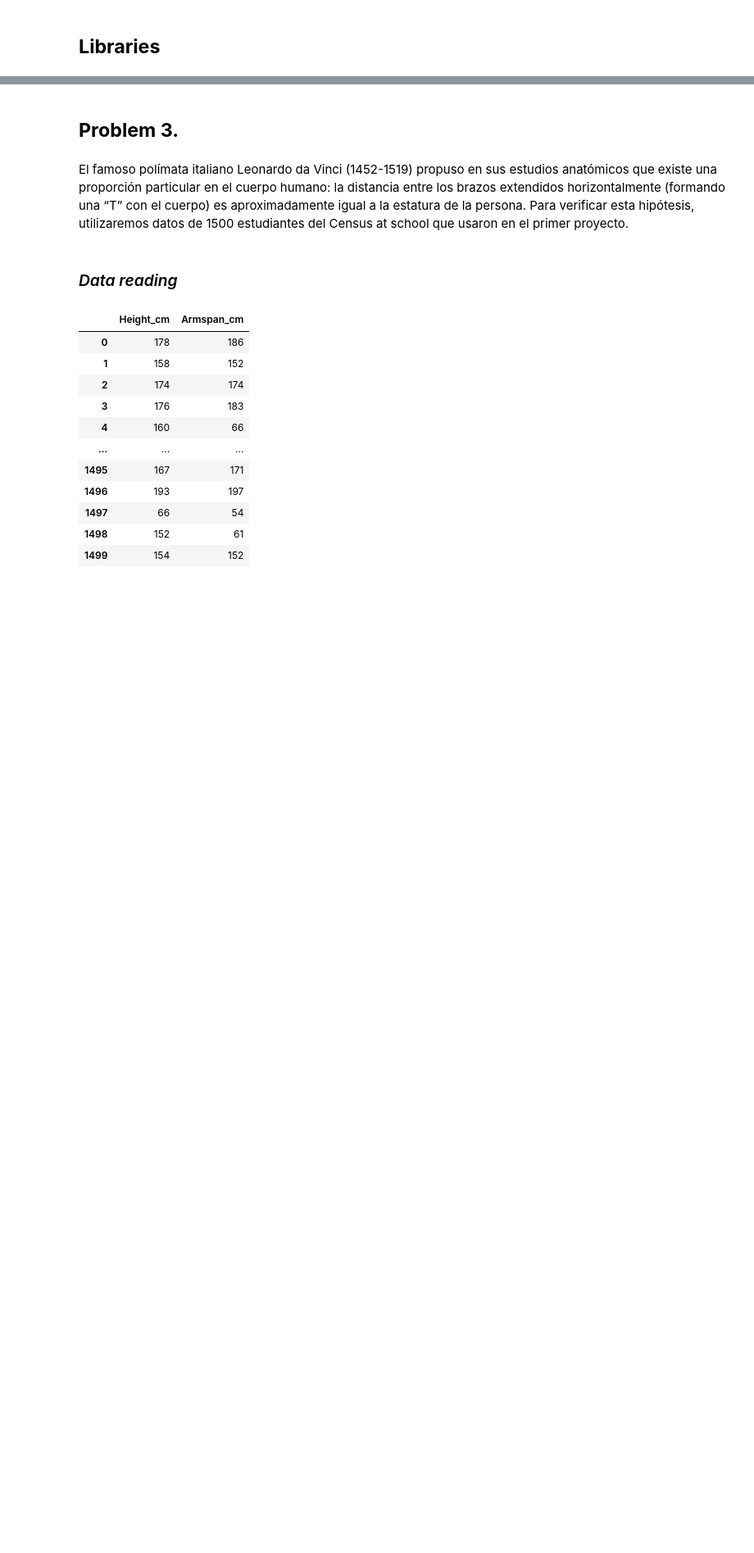
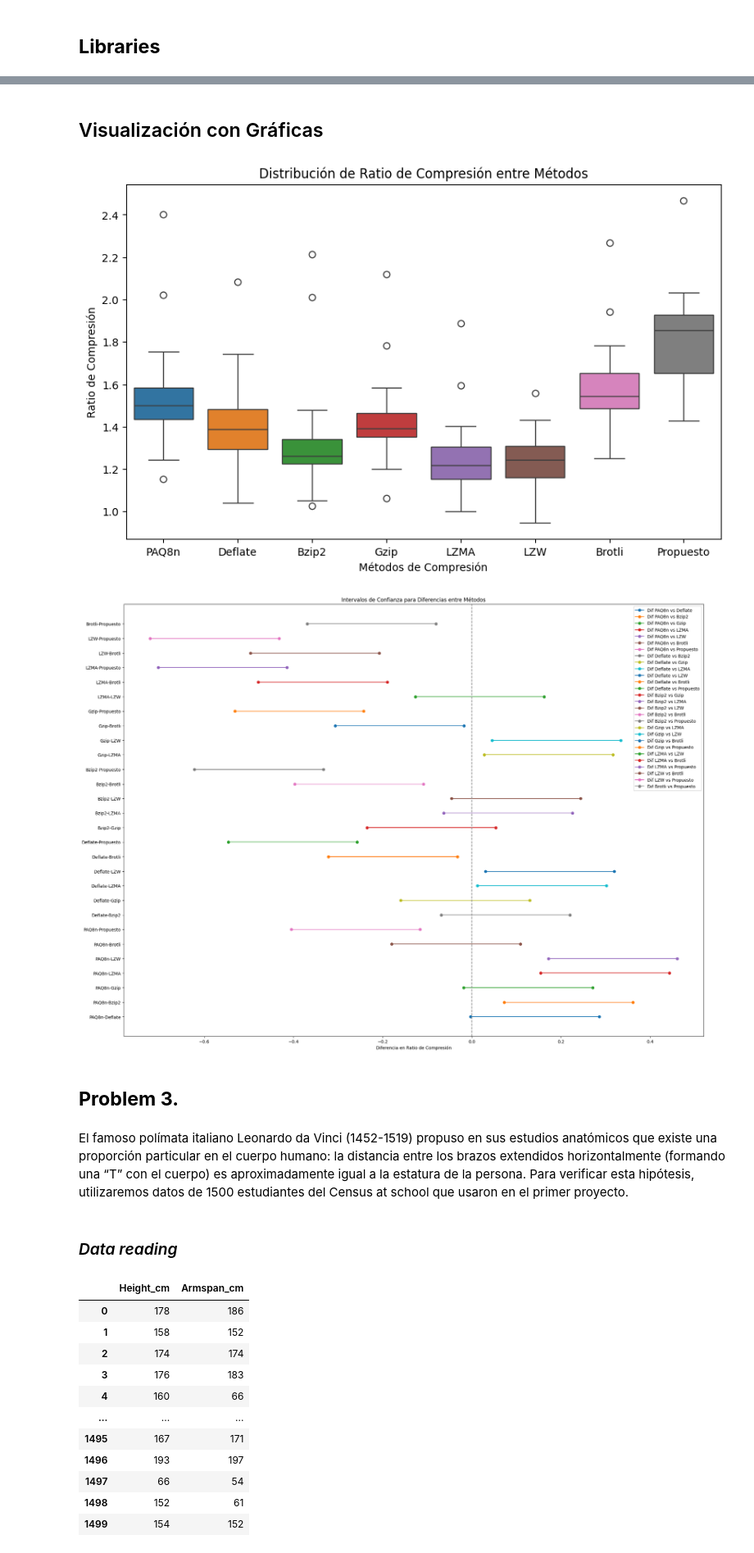
Before and after one commit to JuanRuizIng/Inference_and_statistical_modeling, a Jupyter notebook: notebooks/002_statisticsProblem.ipynb, the cells around one changed output, grey strips where cells are left out. Shown at 82% size. Cells and saved outputs as stored; diff of their text form; code cells hidden in the pictures; blank space fills up the shorter version.

```diff
--- a/notebooks/002_statisticsProblem.ipynb
+++ b/notebooks/002_statisticsProblem.ipynb
@@ -8,0 +69,8 @@ import statsmodels.api as sm
+# %%
+from scipy.stats import f
+
+alpha = 0.05
+F_crit = f.ppf(1 - alpha, df_between, df_within)
+significativo = F > F_crit
+
+F_crit, significativo
@@ -8,0 +118,9 @@ import statsmodels.api as sm
+# %%
+# Intervalos de confianza para las diferencias entre medias de los grupos
+intervalos_confianza = []
+for col1, col2, diff, lsd in comparaciones:
+    diferencia = media_grupos[col1] - media_grupos[col2]
+    intervalo = (diferencia - lsd, diferencia + lsd)
+    intervalos_confianza.append((col1, col2, intervalo))
+
+intervalos_confianza
@@ -9,3 +145,29 @@ import statsmodels.api as sm
+# %% [markdown]
+## Visualización con Gráficas
+# %%
+import matplotlib.pyplot as plt
+import seaborn as sns
+
+# Boxplot para visualizar diferencias entre los métodos de compresión
+plt.figure(figsize=(10, 6))
+sns.boxplot(data=df)
+plt.title('Distribución de Ratio de Compresión entre Métodos')
+plt.xlabel('Métodos de Compresión')
+plt.ylabel('Ratio de Compresión')
+plt.show()
+
+# Gráfico de Intervalos de Confianza
+plt.figure(figsize=(24, 18))
+for col1, col2, intervalo in intervalos_confianza:
+    plt.plot(intervalo, [f'{col1}-{col2}'] * 2, 'o-', label=f'Dif {col1} vs {col2}')
+plt.axvline(0, color='grey', linestyle='--')
+plt.xlabel('Diferencia en Ratio de Compresión')
+plt.title('Intervalos de Confianza para Diferencias entre Métodos')
+plt.legend()
+plt.show()
+# %% [output]
+[figure, added]
+[figure, added]
 # %% [markdown]
 ## **Problem 3.**
 # %% [markdown]
```
Also changed, not shown: parts of 9 cells of this notebook.
